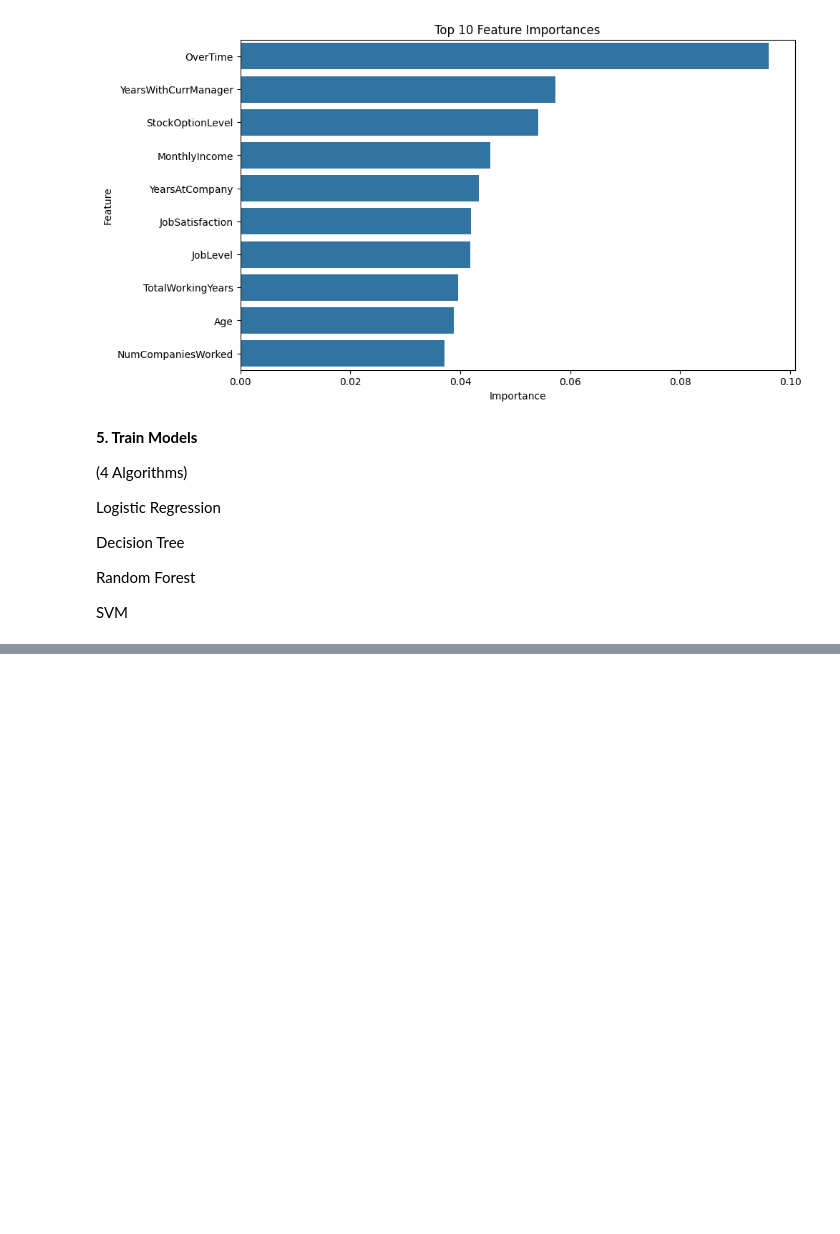
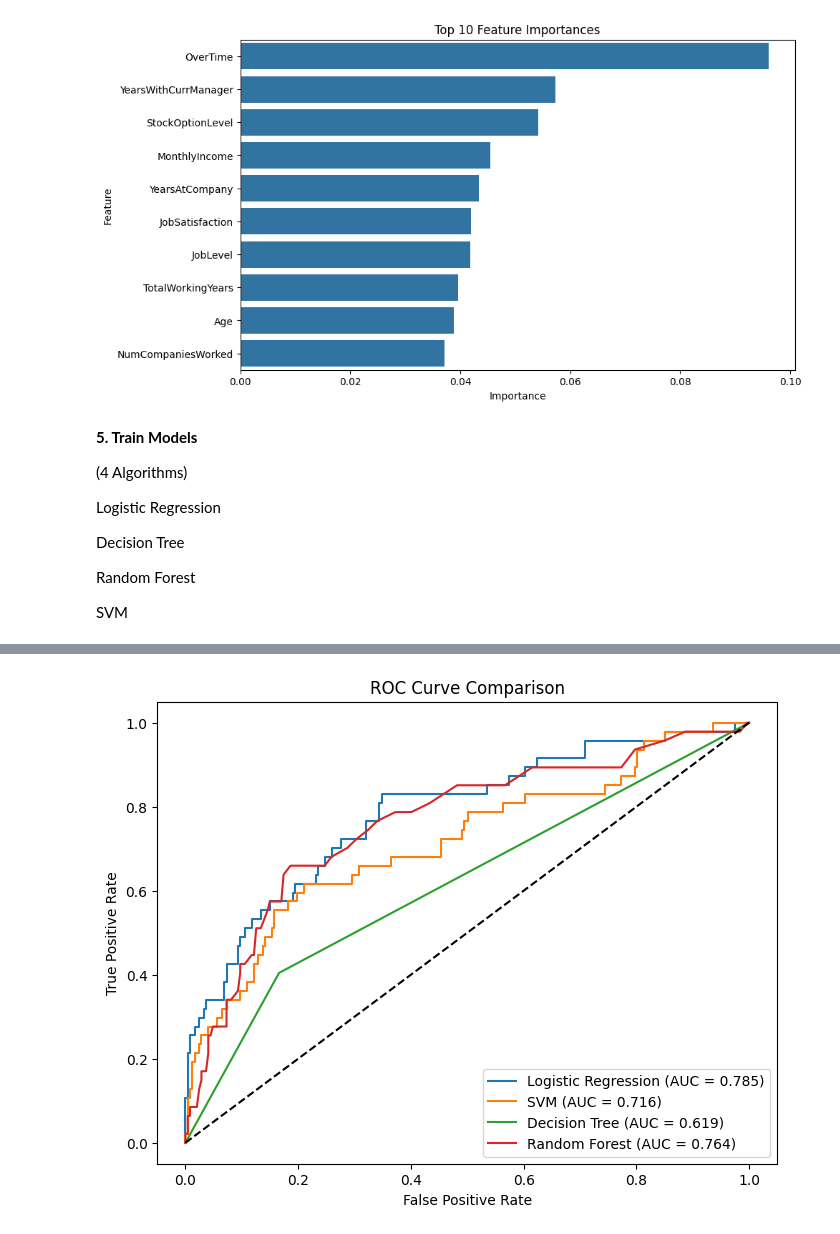
Before and after one commit to kasundi2002/Employee_Attrition_ML_Analysis, a Jupyter notebook: notebooks/MainNotebook.ipynb, the cells around one changed output, grey strips where cells are left out. Saved outputs shown, nothing was run; the diff lists cells and outputs as text; code cells hidden in the pictures; blank space fills up the shorter version.

```diff
--- a/notebooks/MainNotebook.ipynb
+++ b/notebooks/MainNotebook.ipynb
@@ -398,0 +444,20 @@ results_df
+# %%
+# Save Each Trained Model
+import joblib
+import os
+
+# Create folder to save models
+save_dir = "saved_models"
+os.makedirs(save_dir, exist_ok=True)
+
+# Train and save models
+for name, model in models.items():
+
+    # Train
+    model.fit(X_train_smote, y_train_smote)
+
+    # Save model
+    filename = f"{save_dir}/{name.replace(' ', '_')}.pkl"
+    joblib.dump(model, filename)
+
+    print(f"✅ Saved: {filename}")
@@ -407,55 +482,32 @@ print(best_model)
 # %%
 # 9. ROC Curve + AUC
-
-
 from sklearn.metrics import roc_curve, roc_auc_score
-
 import matplotlib.pyplot as plt
-
-
 
 plt.figure(figsize=(8,6))
 
-
-
 for name, model in models.items():
 
+    # Probability predictions
+    y_prob = model.predict_proba(X_test)[:,1]
 
+    # ROC Curve
+    fpr, tpr, _ = roc_curve(y_test, y_prob)
 
- # Train model
+    # AUC Score
+    auc = roc_auc_score(y_test, y_prob)
 
- model.fit(X_train, y_train)
-
-
- # Probability predictions
-
-y_prob = model.predict_proba(X_test)[:,1]
-
-
-
-# ROC Curve
-
-fpr, tpr, _ = roc_curve(y_test, y_prob)
-
-
-
-plt.plot(fpr, tpr, label=f"{name} (AUC = {auc:.3f})")
-
-
+    plt.plot(fpr, tpr, label=f"{name} (AUC = {auc:.3f})")
 
 # Plot formatting
-
 plt.plot([0,1], [0,1], 'k--')
-
 plt.xlabel("False Positive Rate")
-
 plt.ylabel("True Positive Rate")
-
 plt.title("ROC Curve Comparison")
-
 plt.legend()
-
 plt.show()
+# %% [output]
+[figure, added]
 # %%
 # 10. Cross Validation
 from sklearn.model_selection import cross_val_score
```
Also changed, not shown: parts of 10 cells of this notebook, 5 other files.
